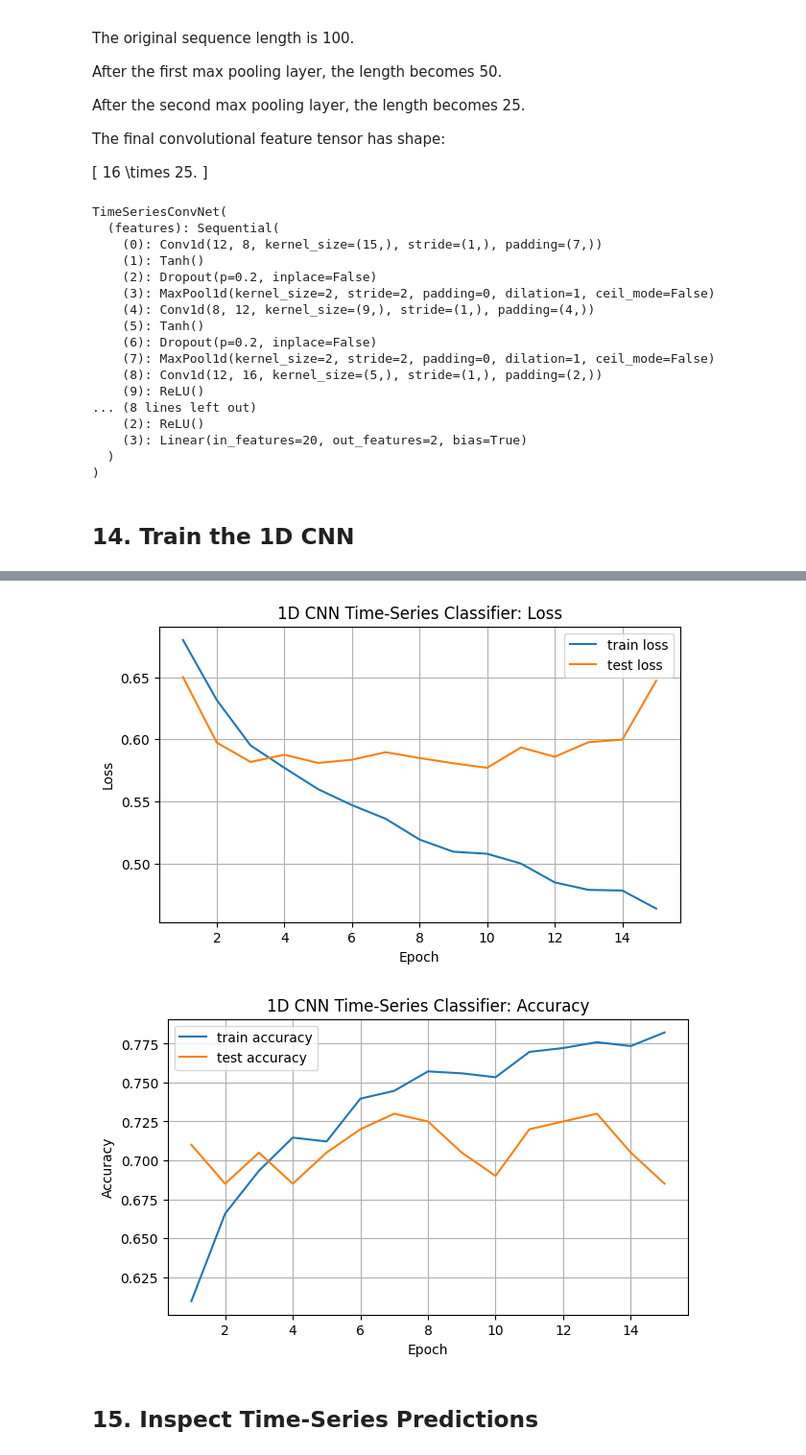
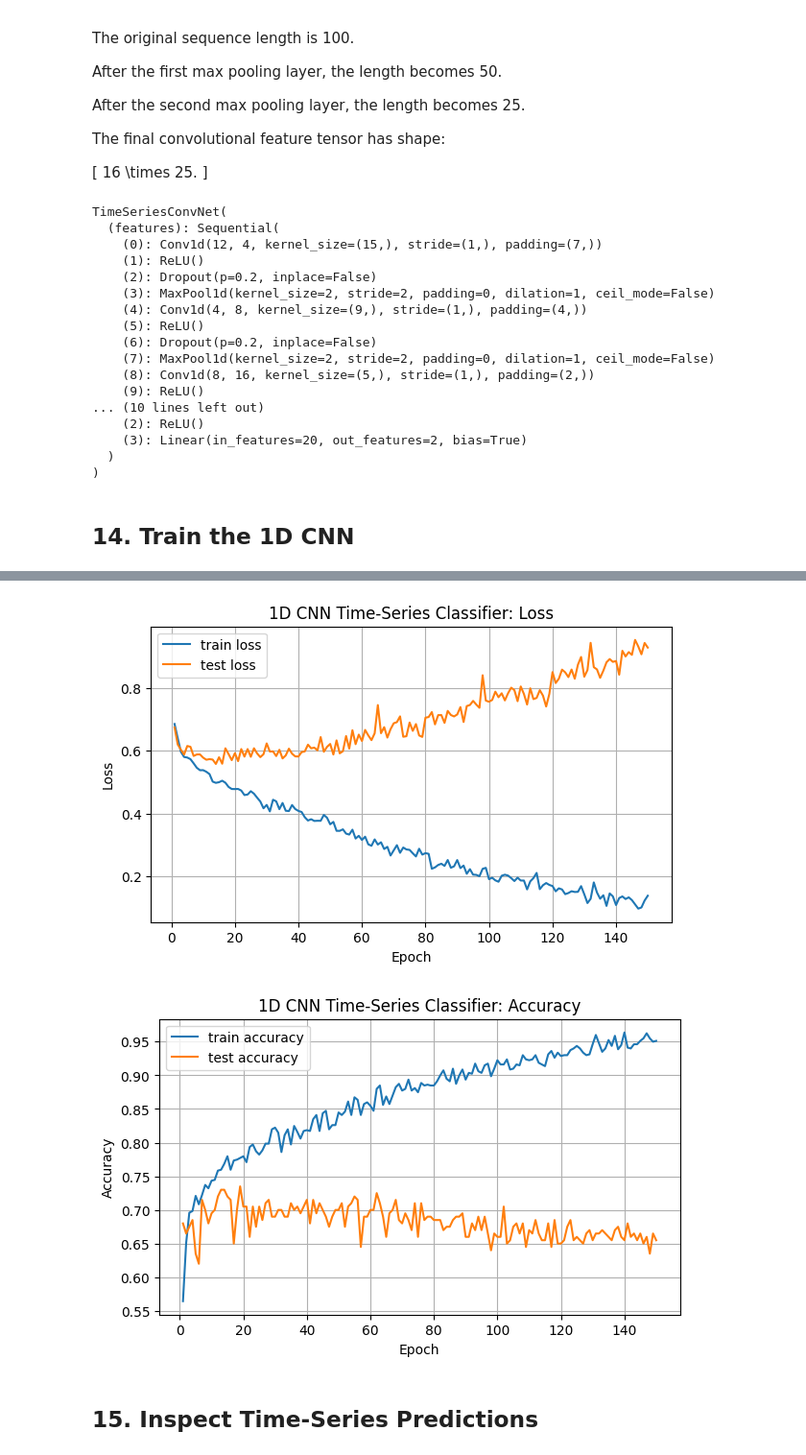
Before and after one commit to mjcolebank/Colebank_REU_2026, a Jupyter notebook: CNN/AVG_TEST_CNN_Example_Pytorch.ipynb, the cells around one changed output, grey strips where cells are left out. Shown at 96% size. Drawn from its saved outputs; the diff is of its cells as text; code cells hidden in the pictures.

```diff
--- a/CNN/AVG_TEST_CNN_Example_Pytorch.ipynb
+++ b/CNN/AVG_TEST_CNN_Example_Pytorch.ipynb
@@ -552,7 +559,7 @@ def plot_individual_and_average_for_lead(
 # %%
 from re import X
 ECG_data_1K = np.load('ECG_waveforms_1K.npy')
-ECG_summary_1K = np.load('ECG_metrics_1K.npy')
+# ECG_summary_1K = np.load('ECG_metrics_1K.npy')
 Echo_5K = pd.read_csv('EchoNext_EchoData_5K.csv')
 
 labels = Echo_5K['shd_moderate_or_greater_flag']
@@ -561,9 +568,9 @@ labels = Echo_5K['shd_moderate_or_greater_flag']
 #initial definitions
 negative = labels==0
 positive = labels==1
-y_ts = np.array(labels[:1000])
-X = ECG_data_1K[:1000]
-#X_ts = np.swapaxes(X, 1, 2)
+y_ts = np.array(labels[:2000])
+X = ECG_data_1K[:2000]
+X_ts = np.swapaxes(X, 1, 2)
 print(X_ts.shape)
 print(y_ts.shape)
 
@@ -575,7 +582,7 @@ X_filt = np.array([
     for x in X
 ])
 
-X_ts = np.swapaxes(X, 1, 2)
+X_ts = np.swapaxes(X_filt, 1, 2)
 
 X_avg_list = []
 y_avg_list = []
@@ -698,32 +707,35 @@ The final convolutional feature tensor has shape:
 16 \times 25.
 \]
 # %%
+
 class TimeSeriesConvNet(nn.Module):
     def __init__(self, sequence_length=200, num_classes=2, in_channels=12):
         super().__init__()
 
         self.features = nn.Sequential(
             # Block 1 — compress heavily with large kernel
-            nn.Conv1d(in_channels, 8, kernel_size=15, padding=7),
-            nn.Tanh(),
+            nn.Conv1d(in_channels, 4, kernel_size=15, padding=7),
+            nn.ReLU(),
             nn.Dropout(0.20),
             nn.MaxPool1d(kernel_size=2),   # 2500 → 500
 
             # Block 2 — compress again
-            nn.Conv1d(8, 12, kernel_size=9, padding=4),
-            nn.Tanh(),
+            nn.Conv1d(4, 8, kernel_size=9, padding=4),
+            nn.ReLU(),
             nn.Dropout(0.20),
             nn.MaxPool1d(kernel_size=2),   # 500 → 100
 
             # Block 3 — final compression
-            nn.Conv1d(12, 16, kernel_size=5, padding=2),
+            nn.Conv1d(8, 16, kernel_size=5, padding=2),
             nn.ReLU(),
-            nn.MaxPool1d(kernel_size=2),   # 100 → 20
+            nn.Dropout(0.20),
+            nn.MaxPool1d(kernel_size=2),   # 100 → 25
 
             # Block 4 — final compression
-            nn.Conv1d(16, 20, kernel_size=3, padding=2),
-            nn.Tanh(),
-            nn.MaxPool1d(kernel_size=2),   # 20 → 4
+            nn.Conv1d(16, 32, kernel_size=3, padding=1),
+            nn.ReLU(),
+            nn.Dropout(0.20),
+            nn.MaxPool1d(kernel_size=2),   # 25 → 12
 
 
         )
@@ -731,7 +743,7 @@ class TimeSeriesConvNet(nn.Module):
         # 16 filters * 20 timesteps = 320 — much smaller than before (9984)
         self.classifier = nn.Sequential(
             nn.Flatten(),
-            nn.Linear(260, 20),
+            nn.Linear(32*12, 20),
             nn.ReLU(),
             nn.Linear(20, num_classes),
         )
@@ -742,22 +754,22 @@ class TimeSeriesConvNet(nn.Module):
         return x
 
 
-ts_model = TimeSeriesConvNet(sequence_length=2500, num_classes=2)
+ts_model = TimeSeriesConvNet(sequence_length=200, num_classes=2)
 print(ts_model)
 # %% [output]
 TimeSeriesConvNet(
   (features): Sequential(
-    (0): Conv1d(12, 8, kernel_size=(15,), stride=(1,), padding=(7,))
-    (1): Tanh()
+    (0): Conv1d(12, 4, kernel_size=(15,), stride=(1,), padding=(7,))
+    (1): ReLU()
     (2): Dropout(p=0.2, inplace=False)
     (3): MaxPool1d(kernel_size=2, stride=2, padding=0, dilation=1, ceil_mode=False)
-    (4): Conv1d(8, 12, kernel_size=(9,), stride=(1,), padding=(4,))
-    (5): Tanh()
+    (4): Conv1d(4, 8, kernel_size=(9,), stride=(1,), padding=(4,))
+    (5): ReLU()
     (6): Dropout(p=0.2, inplace=False)
     (7): MaxPool1d(kernel_size=2, stride=2, padding=0, dilation=1, ceil_mode=False)
-    (8): Conv1d(12, 16, kernel_size=(5,), stride=(1,), padding=(2,))
+    (8): Conv1d(8, 16, kernel_size=(5,), stride=(1,), padding=(2,))
     (9): ReLU()
-... (8 lines left out)
+... (10 lines left out)
     (2): ReLU()
     (3): Linear(in_features=20, out_features=2, bias=True)
   )
@@ -771,7 +783,7 @@ ts_history = train_classifier(
     ts_model,
     ts_train_loader,
     ts_test_loader,
-    epochs=15, #no other num other than 15 works help us
+    epochs=150, #no other num other than 15 works help us
     learning_rate=1e-3,
     verbose=True
 )
@@ -796,5 +810,5 @@ Epoch 15/15: train loss = 0.4640, train acc = 0.7822, test loss = 0.6471, test a
-[figure, old version]
+[figure, new version]
-[figure, old version]
+[figure, new version]
 # %% [markdown]
 
 ## 15. Inspect Time-Series Predictions
```
Also changed, not shown: parts of 45 cells of this notebook.
